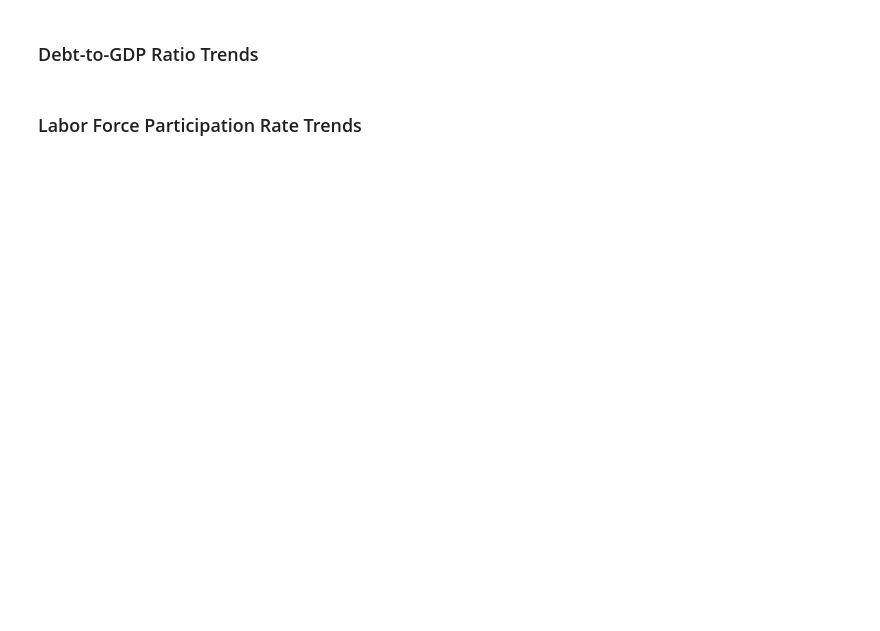
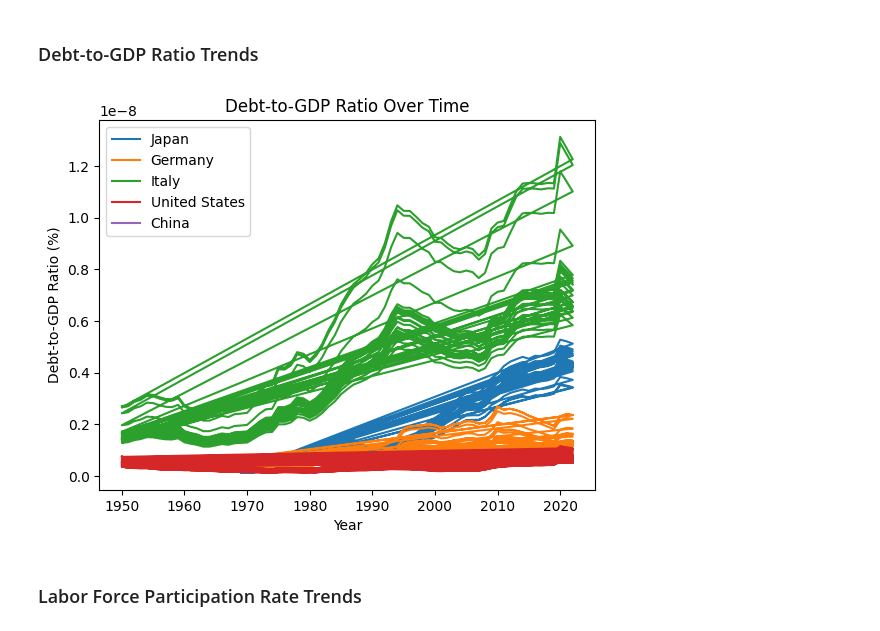
Before and after one commit to DJ-Greenwood/Population-decline, a Jupyter notebook: Demographic_Shift_on_Global_Economy_and_Fiscal_Stability.ipynb, the cells around one changed output. Drawn from its saved outputs; the diff is of its cells as text; code cells hidden in the pictures; blank space fills up the shorter version.

Commit message:
Added read me and the finished connection the data for the analysis. Need to reveiw and check the visuals.

```diff
--- a/Demographic_Shift_on_Global_Economy_and_Fiscal_Stability.ipynb
+++ b/Demographic_Shift_on_Global_Economy_and_Fiscal_Stability.ipynb
@@ -129,3 +166,5 @@ population_age_65_plus['Percent_65_plus'] = (population_age_65_plus['PopTotal']
+# %%
+population_age_65_plus = population_age_65_plus.rename(columns={'Entity': 'Country Name', 'Code': 'Country Code'})
 # %% [markdown]
 ### Declining Birth Rates
 We will examine fertility rate trends.
@@ -137,0 +186,13 @@ We will calculate the GDP-to-debt ratio for each country.
+# %%
+# Merge GDP and Debt data
+# Rename the 'Central Government Debt (Percent of GDP)' column to 'Country Name'
+debt_data = debt_data.rename(columns={'Central Government Debt (Percent of GDP)': 'Country Name'})
+
+# Display the first few rows of the debt data
+debt_data.head()
+
+# Melt the dataframe to have 'Years' as a column
+debt_data_melted = debt_data.melt(id_vars=['Country Name'], var_name='Year', value_name='Debt')
+
+# Display the first few rows of the melted debt data
+debt_data_melted.head()
@@ -137,0 +206,9 @@ We will calculate the GDP-to-debt ratio for each country.
+# %%
+# Merge GDP and Debt data
+gdp_debt_data = pd.merge(gdp_data_processed, debt_data_melted, on=['Country Name'], how='inner')
+
+if 'Year_x' in gdp_debt_data.columns and 'Year_y' in gdp_debt_data.columns:
+    gdp_debt_data = gdp_debt_data.drop('Year_x', axis=1)
+    gdp_debt_data = gdp_debt_data[gdp_debt_data['Debt'] != 'no data']
+
+gdp_debt_data.head()
@@ -138,6 +222,4 @@ We will calculate the GDP-to-debt ratio for each country.
 # %%
-# Merge GDP and Debt data
-gdp_debt_data = pd.merge(gdp_data_processed, debt_data, on=['Country Name', 'Country Code', 'Year'], how='inner')
 
 # Calculate Debt-to-GDP ratio
 gdp_debt_data['Debt_to_GDP'] = (gdp_debt_data['Debt'] / gdp_debt_data['GDP']) * 100
@@ -187,14 +282,16 @@ plt.show()
 # %%
 # Plot Debt-to-GDP ratio over time for selected countries
 for country in countries:
     data = gdp_debt_data[gdp_debt_data['Country Name'] == country]
-    plt.plot(data['Year'], data['Debt_to_GDP'], label=country)
+    plt.plot(data['Year_y'], data['Debt_to_GDP'], label=country)
 
 plt.title('Debt-to-GDP Ratio Over Time')
 plt.xlabel('Year')
 plt.ylabel('Debt-to-GDP Ratio (%)')
 plt.legend()
 plt.show()
+# %% [output]
+[figure, added]
 # %% [markdown]
 ### Labor Force Participation Rate Trends
 # %%
```
Also changed, not shown: parts of 12 cells of this notebook, 4 other files.
